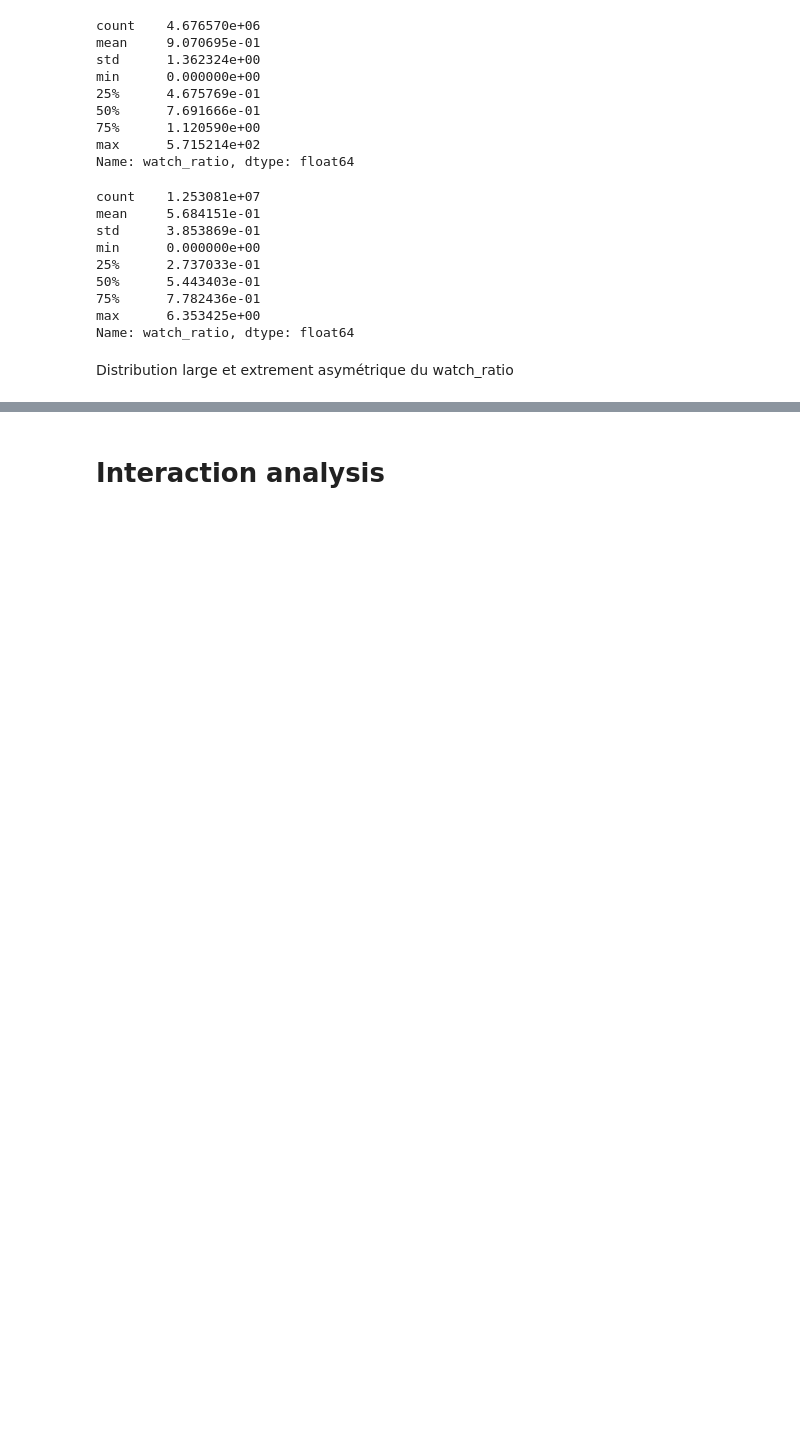
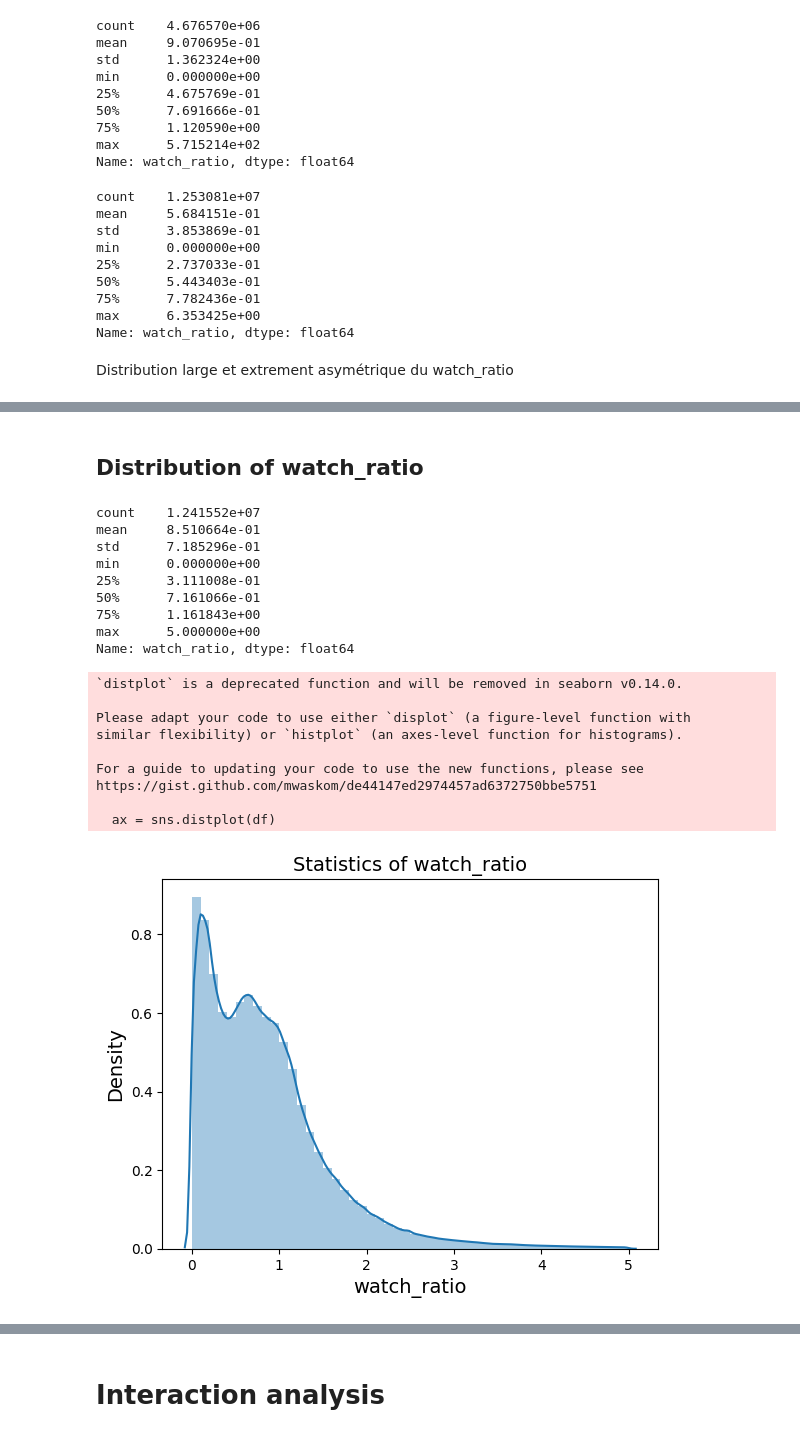
Before and after one commit to SolideSpoke/KuaiRec-video-recommander-system, a Jupyter notebook: analysis.ipynb, the cells around one changed output, grey strips where cells are left out. Drawn from its saved outputs; the diff is of its cells as text; code cells hidden in the pictures; blank space fills up the shorter version.

```diff
--- a/analysis.ipynb
+++ b/analysis.ipynb
@@ -210,0 +240,26 @@ Distribution large et extrement asymétrique du watch_ratio
+# %% [markdown]
+## Distribution of watch_ratio
+# %%
+big_watch_ratio = big_matrix.watch_ratio[big_matrix.watch_ratio <= 5]
+print(big_watch_ratio.describe())
+visual_continue(big_watch_ratio)
+# %% [output]
+count    1.241552e+07
+mean     8.510664e-01
+std      7.185296e-01
+min      0.000000e+00
+25%      3.111008e-01
+50%      7.161066e-01
+75%      1.161843e+00
+max      5.000000e+00
+Name: watch_ratio, dtype: float64
+`distplot` is a deprecated function and will be removed in seaborn v0.14.0.
+
+Please adapt your code to use either `displot` (a figure-level function with
+similar flexibility) or `histplot` (an axes-level function for histograms).
+
+For a guide to updating your code to use the new functions, please see
+https://gist.github.com/mwaskom/de44147ed2974457ad6372750bbe5751
+
+  ax = sns.distplot(df)
+[figure, added]
```
Also changed, not shown: parts of 26 cells of this notebook, 2 other files.
